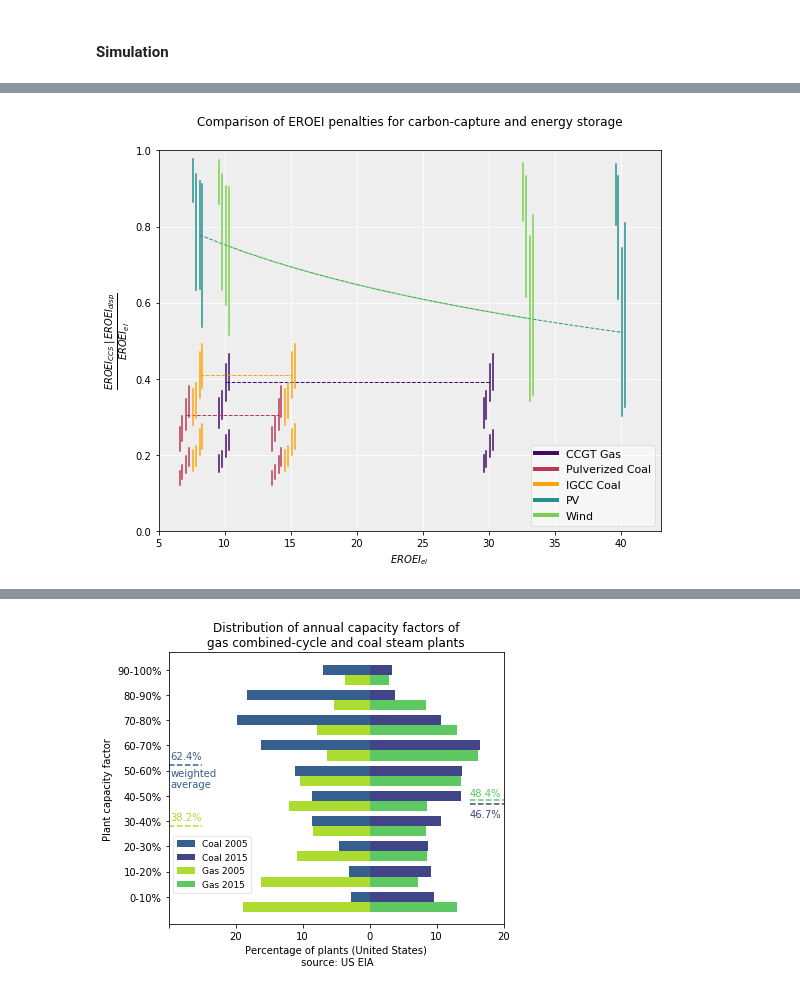
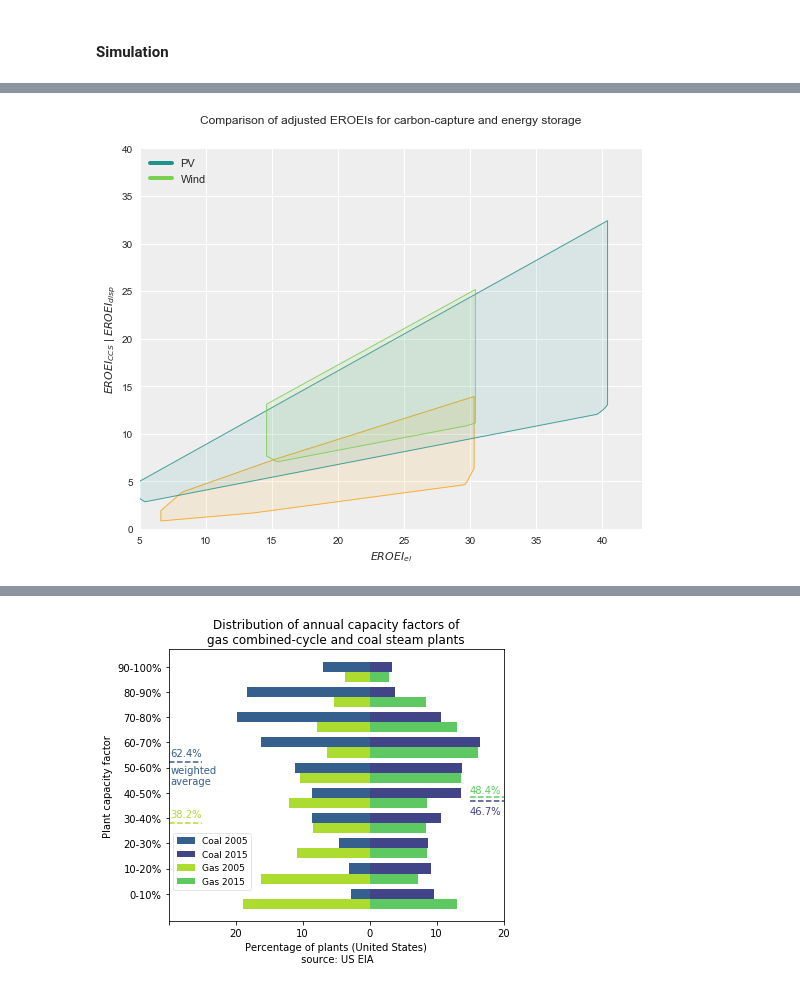
Before and after one commit to csaladenes/sustainable-energy-transitions, a Jupyter notebook: ccs/eroei-ccs-workbook.ipynb, the cells around one changed output, grey strips where cells are left out. Drawn from its saved outputs; the diff is of its cells as text; code cells hidden in the pictures.

```diff
--- a/ccs/eroei-ccs-workbook.ipynb
+++ b/ccs/eroei-ccs-workbook.ipynb
@@ -536,9 +424,6 @@ for n in range(len(names)):
                     ykmax=[mmax[z][i][j][cr][n] for z in range(len(mmax))]
                     ax.plot([0,0],[1,1],c=c,lw=4,label=names[n].replace('\n',' '))
                     ax.plot(xk,(np.array(ykmin)+np.array(ykmax))/2.0,c=c,lw=1,ls='--')
-                    if (n==0):
-                        ax.text(17, 11, r'$EROEI_{CCS}$ for $R='+str(R[i])+'$'+', $CF='+str(CF[j])+'$'+\
-                                ', $CR='+str(CR[cr])+'$',color='black',rotation=24)
 
 ren=['PV','Wind']
 eroei_el_ren=[np.linspace(8,40,100),np.linspace(10,33,100)]
@@ -568,11 +453,6 @@ for n in range(len(ren)):
                 ykmax=[max(eroei_disp[e][i][z]) for z in range(len(eroei_disp[e][i]))]
                 ax.plot([0,0],[1,1],c=c,lw=4,label=ren[n])
                 ax.plot(xk,(np.array(ykmin)+np.array(ykmax))/2.0,c=c,lw=1,ls='--')
-                if (n==0):
-                        ax.text(17, 11, r'$EROEI_{disp}$ for $eta='+str(eta[e])+'$'+', $eso='+str(ESOI[i])+'$'+\
-                                '$',color='black',rotation=14)
-
-
 
 ax.set_xlim(5,43)
 ax.set_ylim(0,40)
@@ -581,7 +461,7 @@ ax.set_ylabel("$EROEI_{CCS}$ | $EROEI_{disp}$")
 ax.set_xlabel("$EROEI_{el}$")
 #ax.set_yscale('log')
 ax.set_title('Comparison of adjusted EROEIs for carbon-capture and energy storage',y=1.05)
-#plt.savefig(str(r)+'e_new32.png',dpi=150,bbox_inches = 'tight', pad_inches = 0.1)
+plt.savefig('plot/fig4.png',dpi=150,bbox_inches = 'tight', pad_inches = 0.1)
 plt.show()
 # %% [output]
 Computing CCGT
@@ -596,0 +477,5 @@ Coal for EROEI
+# %%
+def convexhull(p):
+    p = np.array(p)
+    hull = ConvexHull(p)
+    return p[hull.vertices,:]
@@ -597,6 +682,6 @@ Coal for EROEI
 # %%
 names=['CCGT\nGas','Pulverized\nCoal','IGCC\nCoal']
-eroei_el_ns=[np.linspace(10,30,3),np.linspace(7,14,3),np.linspace(8,15,3)]
+eroei_el_ns=[np.linspace(10,30,2),np.linspace(7,14,2),np.linspace(8,15,2)]
 fig, ax = plt.subplots(1,1,subplot_kw=dict(facecolor='#EEEEEE',axisbelow=True),figsize=(9,7))
 ax.grid(color='white', linestyle='solid')
 RR=[[2,3],[1,2],[1,2]]
@@ -606,6 +691,9 @@ def color(n):
 def color2(n):
     arr=range(n)
     return plt.get_cmap('inferno')(plt.Normalize(min(arr),max(arr))(arr))
+
+print 'calculating points...'
+points=[]
 for n in range(len(names)):
     print 'Computing',names[n], 'for EROEI'
     R=RR[n]
@@ -622,7 +710,6 @@ for n in range(len(names)):
                         for cr in range(len(CR_ratio)):
                             #calculate eoris over maps
                             eroei_ccs[i][j][l,k]=CR_ratio[cr]*((1-fop[k]/100.0)*((R[i]+1)/(R[i]+1+fcap[l]/100.0))*eroei_el*CF[j]*CF_ratio[j]/100.0)
-                            eroei_ccs[i][j][l,k]/=eroei_el
                             #calculate minmaxes, all maps
                             for t0x in range(len(t0s[n])/2):
                                 for t0y in range(len(t0s[n])/2,len(t0s[n])):
@@ -631,7 +718,6 @@ for n in range(len(names)):
                                     if ((abs(fop[k]-x)<0.5)and(abs(fcap[l]-y)<1.5)):
                                         mmax[eroi][i][j][cr][n]=max(mmax[eroi][i][j][cr][n],eroei_ccs[i][j][l,k])
                                         mmin[eroi][i][j][cr][n]=min(mmin[eroi][i][j][cr][n],eroei_ccs[i][j][l,k])
-    print 'plotting...'
     for i in range(len(R)):
         for j in range(len(CF)):
             for cr in range(len(CR_ratio)):
@@ -643,34 +729,41 @@ for n in range(len(names)):
                 y1max=mmax[-1][i][j][cr][n]
                 c=color2(11)[int(n*3+2)]
                 lw=1.5
-                if i==0:ls='-'
-                else: ls='-'
-                ax.plot([x0,x0],[y0min,y0max],c=c,lw=lw,ls=ls)
-                ax.plot([x1,x1],[y1min,y1max],c=c,lw=lw,ls=ls)
-                if ((i==0)&(j==1)&(cr==0)):
-                    xk=eroei_el_ns[n][:]+j*0.5+i*0.2-0.4
-                    ykmin=[mmin[z][i][j][cr][n] for z in range(len(mmin))]
-                    ykmax=[mmax[z][i][j][cr][n] for z in range(len(mmax))]
-                    ax.plot([0,0],[1,1],c=c,lw=4,label=names[n].replace('\n',' '))
-                    ax.plot(xk,(np.array(ykmin)+np.array(ykmax))/2.0,c=c,lw=1,ls='--')
-                    #if (n==0):
-                    #    ax.text(17, 11, r'$EROEI_{CCS}$ for $R='+str(R[i])+'$'+', $CF='+str(CF[j])+'$'+\
-                    #            ', $CR='+str(CR[cr])+'$',color='black',rotation=24)
+                ls='-'
+                #ax.plot([x0,x0],[y0min,y0max],c=c,lw=lw,ls=ls)
+                #ax.plot([x1,x1],[y1min,y1max],c=c,lw=lw,ls=ls)
+                points.append([x0,y0min])
+                points.append([x0,y0max])
+                points.append([x1,y1min])
+                points.append([x1,y1max])
+
+print 'calculating convex hull...'
+poly = plt.Polygon(convexhull(points), edgecolor="k",facecolor=c,alpha=0.1)
+poly2 = plt.Polygon(convexhull(points), edgecolor=c,alpha=0.8,fill=False,lw=1)
+
+print 'plotting...'
+ax.add_patch(poly)
+ax.add_patch(poly2)
+ax.plot([0,0],[1,1],c=c,lw=4)
+
 
 ren=['PV','Wind']
-eroei_el_ren=[np.linspace(8,40,100),np.linspace(10,33,100)]
+eroei_el_ren=[np.linspace(5,40,100),np.linspace(15,30,100)]
 for n in range(len(ren)):
     eroei_el=eroei_el_ren[n]
     phi=np.linspace(.10,.60,100)
-    ESOI=[200,10]
-    eta=[0.8,0.4]
+    ESOI=[10]
+    eta=[0.8,0.7,0.6,0.5,0.4]
     eroei_disp=np.zeros([len(eta),len(ESOI),len(phi),len(eroei_el)])
+
+    print 'calculating points...'
+    points=[]
+
     for e in range(len(eta)):
         for i in range(len(ESOI)):
             for k in range(len(eroei_el)):
                 for j in range(len(phi)):
                     eroei_disp[e][i][k][j]=((1-phi[j])+(eta[e]*phi[j]))/((1/eroei_el[k])+(eta[e]*phi[j]/ESOI[i]))
-                    eroei_disp[e][i][k][j]/=eroei_el[k]
             x0=eroei_el[0]+i*0.5+e*0.2-0.4
             y0min=min(eroei_disp[e][i][0])
             y0max=max(eroei_disp[e][i][0])
@@ -678,27 +771,30 @@ for n in range(len(ren)):
             y1min=min(eroei_disp[e][i][-1])
             y1max=max(eroei_disp[e][i][-1])
             c=color(11)[int(n*3+5)]
-            ax.plot([x0,x0],[y0min,y0max],c=c,lw=lw,ls=ls)
-            ax.plot([x1,x1],[y1min,y1max],c=c,lw=lw,ls=ls)
-            if ((e==0)&(i==1)):
-                xk=eroei_el[:]+i*0.5+e*0.2-0.4
-                ykmin=[min(eroei_disp[e][i][z]) for z in range(len(eroei_disp[e][i]))]
-                ykmax=[max(eroei_disp[e][i][z]) for z in range(len(eroei_disp[e][i]))]
-                ax.plot([0,0],[1,1],c=c,lw=4,label=ren[n])
-                ax.plot(xk,(np.array(ykmin)+np.array(ykmax))/2.0,c=c,lw=1,ls='--')
-                #if (n==0):
-                #        ax.text(17, 11, r'$EROEI_{CCS}$ for $R='+str(R[i])+'$'+', $CF='+str(CF[j])+'$'+\
-                #                ', $CR='+str(CR[cr])+'$',color='black',rotation=24)
+            #ax.plot([x0,x0],[y0min,y0max],c=c,lw=lw,ls=ls)
+            #ax.plot([x1,x1],[y1min,y1max],c=c,lw=lw,ls=ls)
+            points.append([x0,y0min])
+            points.append([x0,y0max])
+            points.append([x1,y1min])
+            points.append([x1,y1max])
 
+    print 'calculating convex hull...'
+    poly = plt.Polygon(convexhull(points), edgecolor="k",facecolor=c,alpha=0.1)
+    poly2 = plt.Polygon(convexhull(points), edgecolor=c,alpha=0.8,fill=False,lw=1)
+
+    print 'plotting...'
+    ax.add_patch(poly)
+    ax.add_patch(poly2)
+    ax.plot([0,0],[1,1],c=c,lw=4,label=ren[n].replace('\n',' '))
 
 
 ax.set_xlim(5,43)
-ax.set_ylim(0,1)
-ax.legend(framealpha=0.5,fontsize=11)
-ax.set_ylabel("$\\frac{EROEI_{CCS}\\>|\\>EROEI_{disp}}{EROEI_{el}}$",fontsize=14)
+ax.set_ylim(0,40)
+ax.legend(loc=2,framealpha=0.5,fontsize=11)
+ax.set_ylabel("$EROEI_{CCS}$ | $EROEI_{disp}$")
 ax.set_xlabel("$EROEI_{el}$")
 #ax.set_yscale('log')
-ax.set_title('Comparison of EROEI penalties for carbon-capture and energy storage',y=1.05)
-plt.savefig(str(r)+'e_new22.png',dpi=150,bbox_inches = 'tight', pad_inches = 0.1)
+ax.set_title('Comparison of adjusted EROEIs for carbon-capture and energy storage',y=1.05)
+plt.savefig('plot/fig4c.png',dpi=150,bbox_inches = 'tight', pad_inches = 0.1)
 plt.show()
 # %% [output]
@@ -714 +816 @@ Coal for EROEI
-[figure, old version]
+[figure, new version]
```
Also changed, not shown: parts of 27 cells of this notebook, 9 other files.
